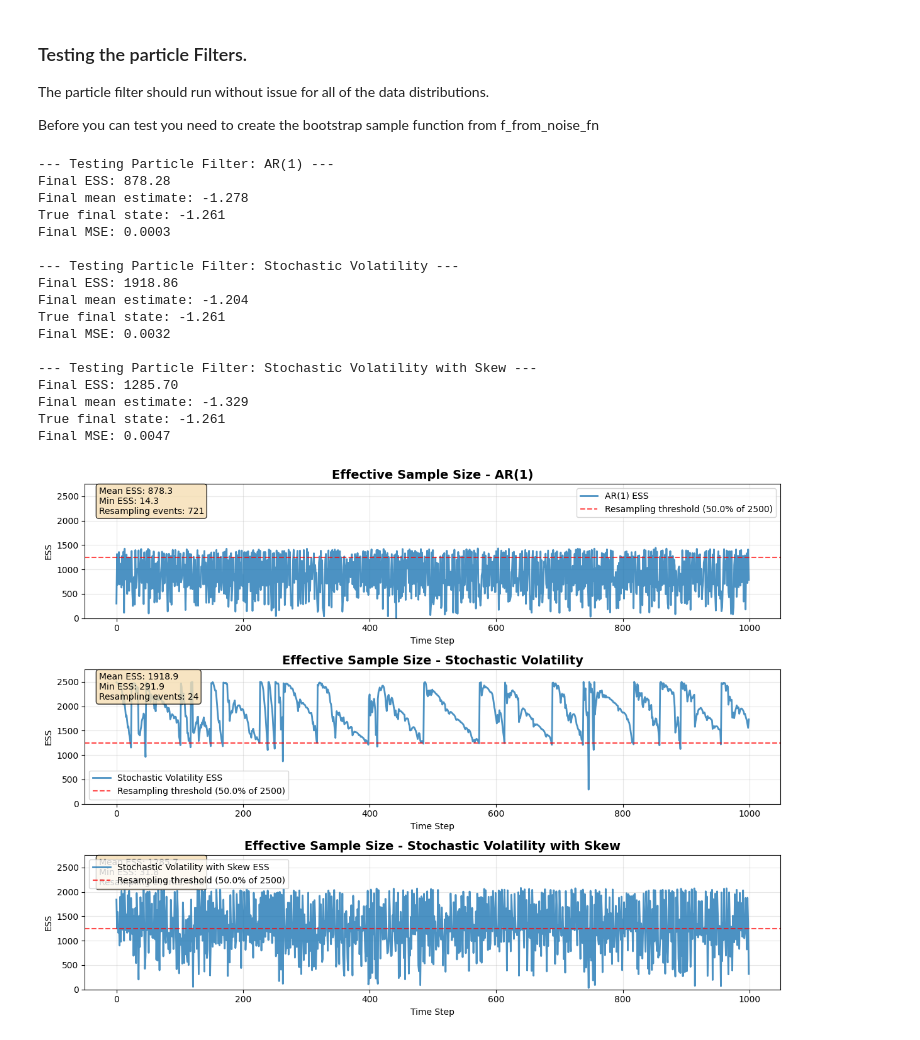
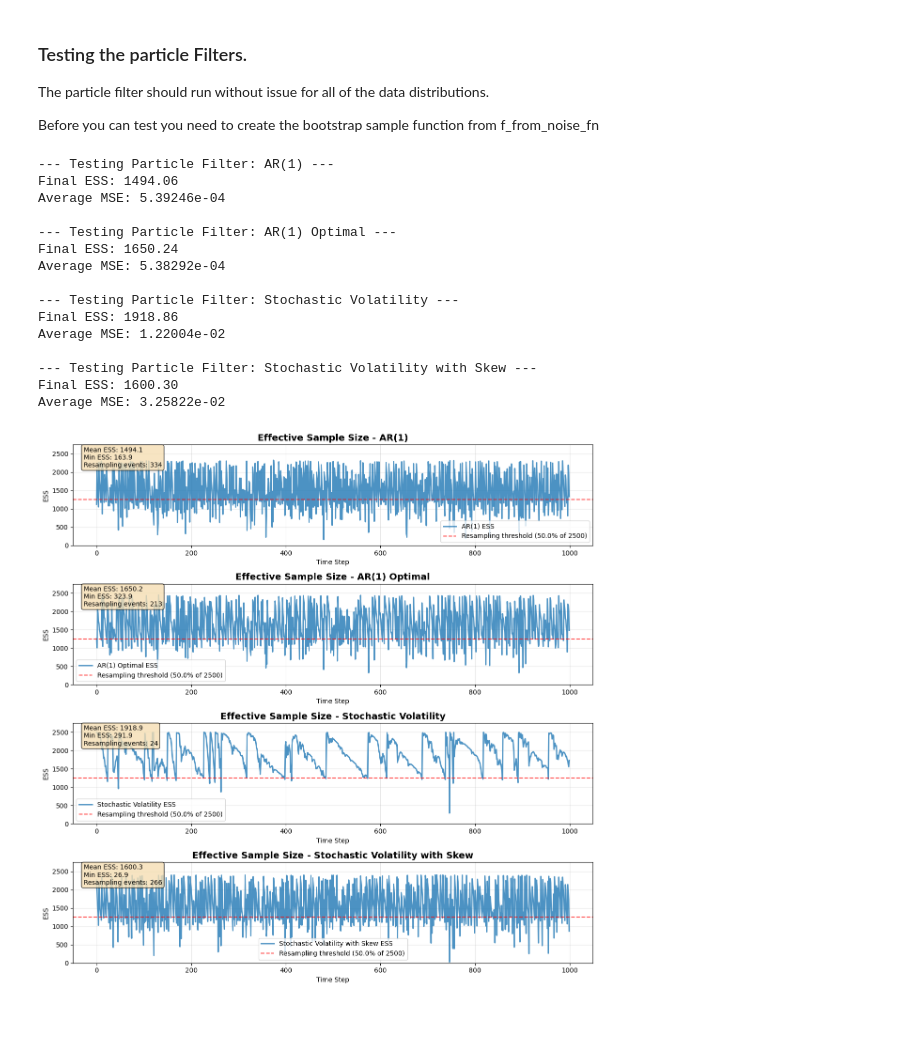
Before and after one commit to chrisjwheeler/NNP-method, a Jupyter notebook: example_generation_functions.ipynb, the cells around one changed output. Saved outputs shown, nothing was run; the diff lists cells and outputs as text; code cells hidden in the pictures.

Commit message:
Test optimal proposal for AR(1) model.
Fixed weighting in the optimal proposal.

```diff
--- a/example_generation_functions.ipynb
+++ b/example_generation_functions.ipynb
@@ -20,11 +20,11 @@ TAU = 1 / (256 * 8 * 60)
 KAPPA = 12
 X_BAR = jnp.log(0.16)
 SIGMA_SIGMA = 6.4
-RHO = -0.75
+RHO = -0.5
 # %% [markdown]
 # AR(1) Example
 # %%
-SIGMA_Y = 3.2
+SIGMA_Y = 12.8
 
 def f_from_noise(last_val, noise):
     """
@@ -131,15 +131,18 @@ def ar1_optimal_likelihood_single(particle, prev_particle, Y_array, idt
     float: The likelihood of the value 'val' given the hidden log standard deviation
     """
 
-    mean_reversion_term = particle + TAU * KAPPA * (X_BAR - particle)
+    mean_reversion_term = prev_particle + TAU * KAPPA * (X_BAR - prev_particle)
     optimal_var = (1 / (TAU * SIGMA_SIGMA**2) + 1 / (TAU * SIGMA_Y**2))**(-1)
 
     optimal_mean_numerator = (mean_reversion_term / (TAU * SIGMA_SIGMA**2)) + (Y_array.at[idt].get() / (TAU * SIGMA_Y**2))
     optimal_mean = optimal_mean_numerator * optimal_var
 
-    return jsp.stats.norm.logpdf(Y_array.at[idt].get(), optimal_mean, jnp.sqrt(optimal_var))
+    proposal_term = jsp.stats.norm.logpdf(particle, optimal_mean, jnp.sqrt(optimal_var))
 
-ar1_optimal_likelihood_weight_fn = jax.vmap(ar1_optimal_likelihood_single, in_axes=(0, 0, None, None))
+    f_term = jsp.stats.norm.logpdf(particle, mean_reversion_term, jnp.sqrt(TAU) * SIGMA_SIGMA)
+    g_term = jsp.stats.norm.logpdf(Y_array.at[idt].get(), particle, jnp.sqrt(TAU) * SIGMA_Y)
+
+    return f_term + g_term - proposal_term
 # %% [markdown]
 # Stochastic Volatility Example
 # %%
@@ -319,6 +322,12 @@ examples = [
         'vehicle': ar1_pf_vehicle,
         'sample_fn': sample_fn_from_f_from_noise(f_from_noise),
         'weight_fn': ar1_g_likelihood_single,
+    },
+    {
+        'name': 'AR(1) Optimal',
+        'vehicle': ar1_pf_vehicle,
+        'sample_fn': ar1_optimal_sample,
+        'weight_fn': ar1_optimal_likelihood_single,
     },
     {
         'name': 'Stochastic Volatility',
@@ -371,47 +380,42 @@ for i, ex in enumerate(examples):
     axes[i].axhline(y=N_PARTICLES * pf.ESS_COND, color='red', linestyle='--', alpha=0.7,
                    label=f'Resampling threshold ({pf.ESS_COND:.1%} of {N_PARTICLES})')
     axes[i].set_title(f'Effective Sample Size - {ex["name"]}', fontsize=14, fontweight='bold')
     axes[i].set_xlabel('Time Step')
     axes[i].set_ylabel('ESS')
     axes[i].legend()
     axes[i].grid(True, alpha=0.3)
     axes[i].set_ylim(0, N_PARTICLES * 1.1)
 
     # Add text box with summary statistics
     average_ess = jnp.mean(ess_values)
     min_ess = jnp.min(ess_values)
     resampling_events = jnp.sum(diagnostics['resample_flag'])
     textstr = f'Mean ESS: {average_ess:.1f}\nMin ESS: {min_ess:.1f}\nResampling events: {resampling_events}'
     props = dict(boxstyle='round', facecolor='wheat', alpha=0.8)
     axes[i].text(0.02, 0.98, textstr, transform=axes[i].transAxes, fontsize=10,
                 verticalalignment='top', bbox=props)
 
     # Print diagnostics
-    mean_est = jnp.average(out_particles, weights=jnp.exp(out_log_weights))
-    mse = ((mean_est - X_true[-1]) ** 2).item()
+    mean_est = jnp.mean(diagnostics['mean_squared_error'])
     print(f"Final ESS: {average_ess:.2f}")
-    print(f"Final mean estimate: {mean_est:.3f}")
-    print(f"True final state: {X_true[-1]:.3f}")
-    print(f"Final MSE: {mse:.4f}")
+    print(f"Average MSE: {mean_est:.5e}")
 
 plt.tight_layout()
 plt.show()
 # %% [output]
 --- Testing Particle Filter: AR(1) ---
-Final ESS: 878.28
-Final mean estimate: -1.278
-True final state: -1.261
-Final MSE: 0.0003
+Final ESS: 1494.06
+Average MSE: 5.39246e-04
+
+--- Testing Particle Filter: AR(1) Optimal ---
+Final ESS: 1650.24
+Average MSE: 5.38292e-04
 
 --- Testing Particle Filter: Stochastic Volatility ---
 Final ESS: 1918.86
-Final mean estimate: -1.204
-True final state: -1.261
-Final MSE: 0.0032
+Average MSE: 1.22004e-02
 
 --- Testing Particle Filter: Stochastic Volatility with Skew ---
-Final ESS: 1285.70
-Final mean estimate: -1.329
-True final state: -1.261
-Final MSE: 0.0047
+Final ESS: 1600.30
+Average MSE: 3.25822e-02
-[figure, old version]
+[figure, new version]
```
